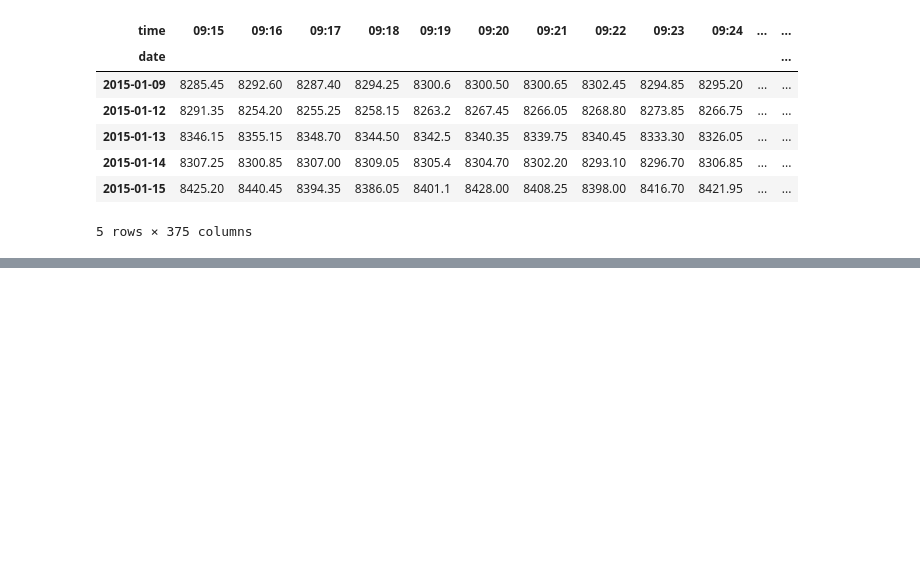
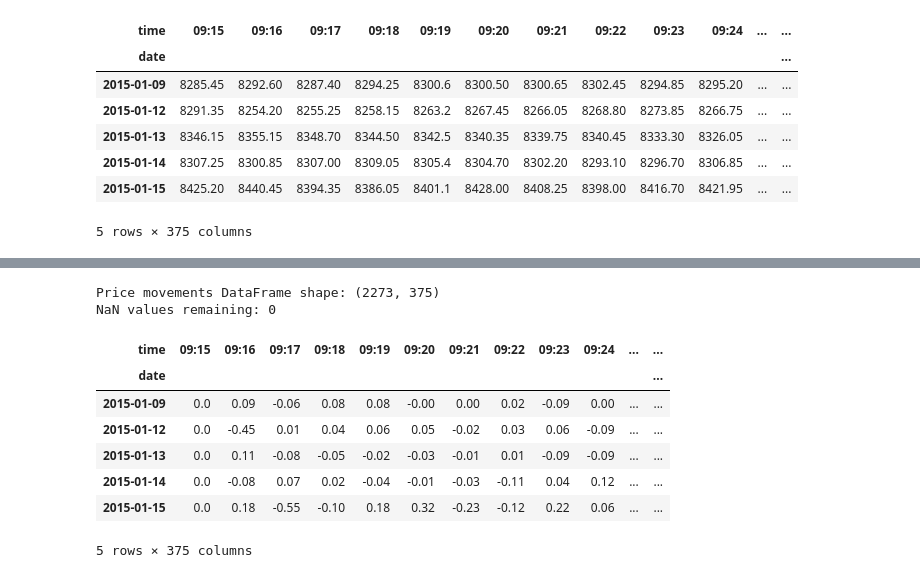
Before and after one commit to 0xba1a/0xba1a.github.com, a Jupyter notebook: ai_market_prediction/n50_dataset_prep.ipynb, the cells around one changed output, grey strips where cells are left out. Cells and saved outputs as stored; diff of their text form; code cells hidden in the pictures; blank space fills up the shorter version.

```diff
--- a/ai_market_prediction/n50_dataset_prep.ipynb
+++ b/ai_market_prediction/n50_dataset_prep.ipynb
@@ -44,0 +63,22 @@ n50_daily_opens.head()
+# %%
+# Fill NaN values with previous value (forward fill along rows)
+n50_daily_price_movements = n50_daily_price_movements.ffill(axis=1)
+
+# Round to 2 decimal places
+n50_daily_price_movements = n50_daily_price_movements.round(2)
+
+print(f"Price movements DataFrame shape: {n50_daily_price_movements.shape}")
+print(f"NaN values remaining: {n50_daily_price_movements.isna().sum().sum()}")
+
+n50_daily_price_movements.head()
+# %% [output]
+Price movements DataFrame shape: (2273, 375)
+NaN values remaining: 0
+| time | 09:15 | 09:16 | 09:17 | 09:18 | 09:19 | 09:20 | 09:21 | 09:22 | 09:23 | 09:24 | ... | ... |
+| date |  |  |  |  |  |  |  |  |  |  |  | ... |
+| 2015-01-09 | 0.0 | 0.09 | -0.06 | 0.08 | 0.08 | -0.00 | 0.00 | 0.02 | -0.09 | 0.00 | ... | ... |
+| 2015-01-12 | 0.0 | -0.45 | 0.01 | 0.04 | 0.06 | 0.05 | -0.02 | 0.03 | 0.06 | -0.09 | ... | ... |
+| 2015-01-13 | 0.0 | 0.11 | -0.08 | -0.05 | -0.02 | -0.03 | -0.01 | 0.01 | -0.09 | -0.09 | ... | ... |
+| 2015-01-14 | 0.0 | -0.08 | 0.07 | 0.02 | -0.04 | -0.01 | -0.03 | -0.11 | 0.04 | 0.12 | ... | ... |
+| 2015-01-15 | 0.0 | 0.18 | -0.55 | -0.10 | 0.18 | 0.32 | -0.23 | -0.12 | 0.22 | 0.06 | ... | ... |
+5 rows × 375 columns
```
Also changed, not shown: parts of 4 cells of this notebook, 5 other files.
